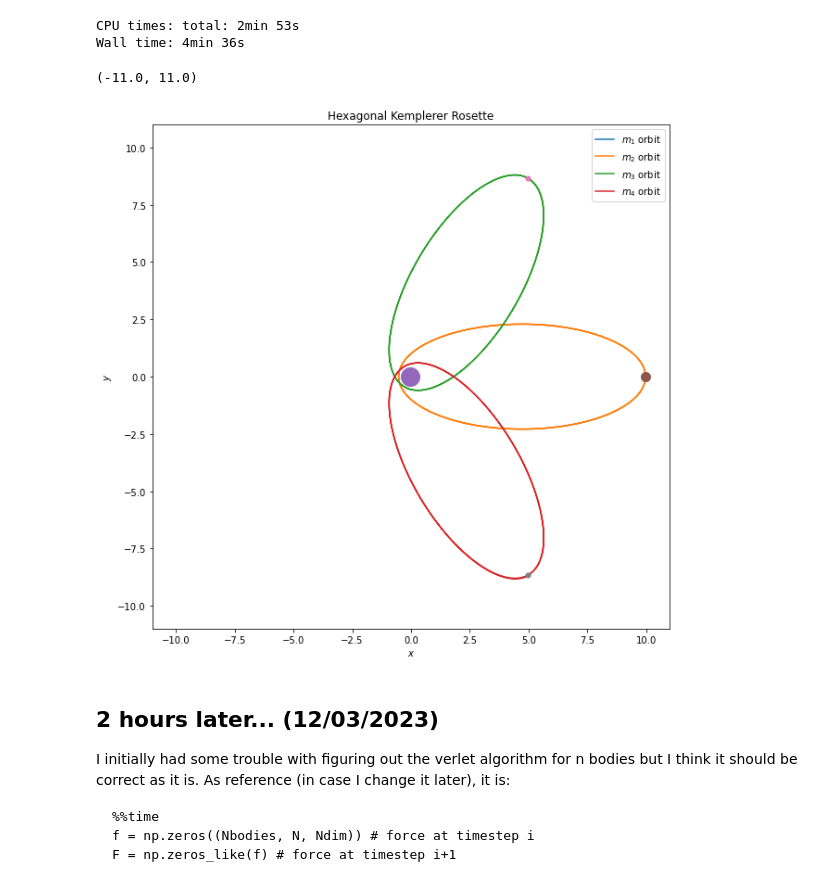
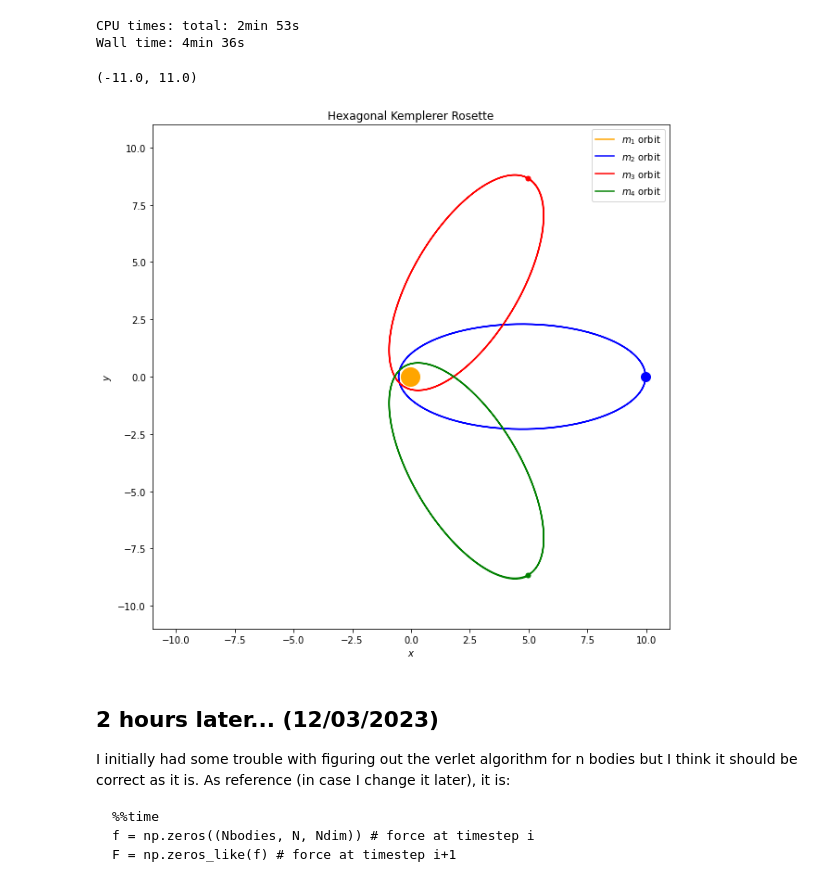
Before and after one commit to dannyphandannyphan/CompPhysMiniProject, a Jupyter notebook: Logbooks/Logbook 6.ipynb, the cells around one changed output. Cells and saved outputs as stored; diff of their text form; code cells hidden in the pictures.

```diff
--- a/Logbooks/Logbook 6.ipynb
+++ b/Logbooks/Logbook 6.ipynb
@@ -212,26 +208,24 @@ Wall time: 4min 36s
 # %%
 plt.figure(figsize = (10,10))
 
+plotcolors = np.array(['orange','blue', 'red', 'green'])
+markersizes = np.array([20,10,5,5])
 
 for i in range(Nbodies):
-    plt.plot(RN[i,:,0], RN[i,:,1], label = fr"$m_{i+1}$ orbit")
-
-plt.plot(RN[0,0,0], RN[0,0,1], 'o', markersize = 20)
-plt.plot(RN[1,0,0], RN[1,0,1], 'o', markersize = 10)
-plt.plot(RN[2,0,0], RN[2,0,1], 'o', markersize = 5 )
-plt.plot(RN[3,0,0], RN[3,0,1], 'o', markersize = 5 )
+    plt.plot(RN[i,:,0], RN[i,:,1], label = fr"$m_{i+1}$ orbit", color = plotcolors[i])
+    plt.plot(RN[i,0,0], RN[i,0,1], 'o', markersize = markersizes[i], color = plotcolors[i])
 
 plt.legend()
 plt.xlabel(r"$x$")
 plt.ylabel(r"$y$")
 
 plt.legend(loc = 'upper right')
 plt.title("Hexagonal Kemplerer Rosette")
 plt.ylim(-11,11)
 plt.xlim(-11,11)
 # %% [output]
 (-11.0, 11.0)
-[figure, old version]
+[figure, new version]
 # %% [markdown]
 ## 2 hours later... (12/03/2023)
 
```
Also changed, not shown: parts of 5 cells of this notebook, 1 other file.
